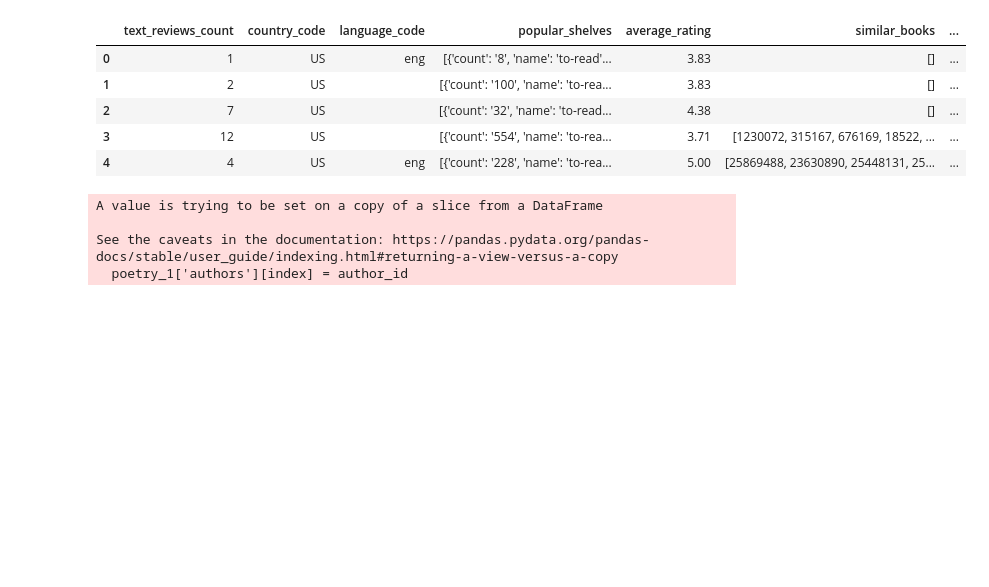
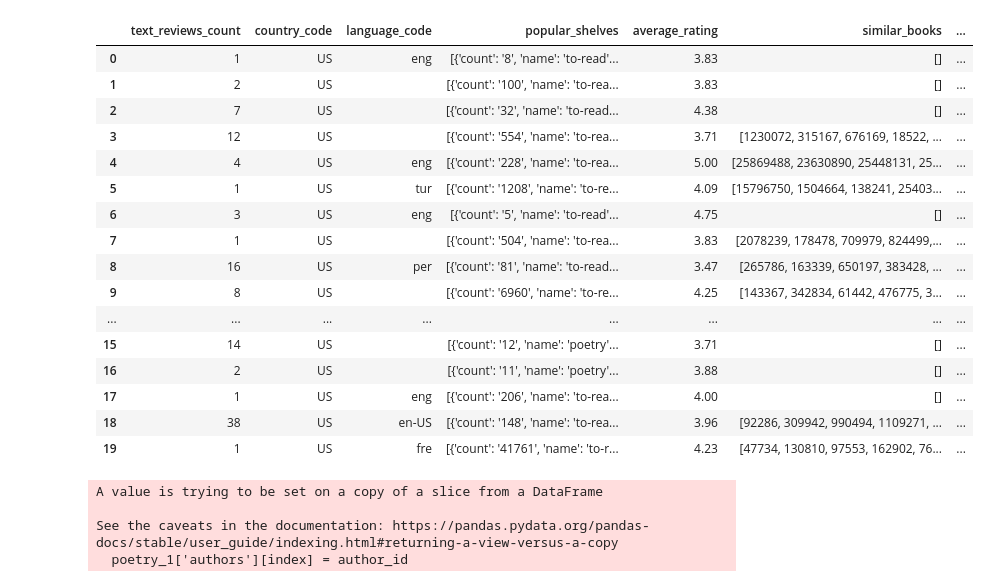
Before and after one commit to ninamamaeva/recommendation_engine, a Jupyter notebook: Untitled.ipynb, the cells around one changed output. Saved outputs shown, nothing was run; the diff lists cells and outputs as text; code cells hidden in the pictures; blank space fills up the shorter version.

```diff
--- a/Untitled.ipynb
+++ b/Untitled.ipynb
@@ -10,16 +10,27 @@ from sklearn.neighbors import NearestNeighbors
 # %%
 poetry_1 = pd.read_json('./Dataset/goodreads_books_poetry.json', lines=True)
 
 poetry_1.drop(columns=['isbn', 'series', 'kindle_asin', 'asin', 'is_ebook', 'edition_information', 'publication_year', 'url', 'image_url', 'format', 'link', 'publisher', 'publication_day', 'isbn13', 'publication_month', 'work_id'], inplace=True)
 
-poetry_1.head()
+poetry_1.head(20)
 # %% [output]
 |  | text_reviews_count | country_code | language_code | popular_shelves | average_rating | similar_books | ... |
 | 0 | 1 | US | eng | [{'count': '8', 'name': 'to-read'... | 3.83 | [] | ... |
 | 1 | 2 | US |  | [{'count': '100', 'name': 'to-rea... | 3.83 | [] | ... |
 | 2 | 7 | US |  | [{'count': '32', 'name': 'to-read... | 4.38 | [] | ... |
 | 3 | 12 | US |  | [{'count': '554', 'name': 'to-rea... | 3.71 | [1230072, 315167, 676169, 18522, ... | ... |
 | 4 | 4 | US | eng | [{'count': '228', 'name': 'to-rea... | 5.00 | [25869488, 23630890, 25448131, 25... | ... |
+| 5 | 1 | US | tur | [{'count': '1208', 'name': 'to-re... | 4.09 | [15796750, 1504664, 138241, 25403... | ... |
+| 6 | 3 | US | eng | [{'count': '5', 'name': 'to-read'... | 4.75 | [] | ... |
+| 7 | 1 | US |  | [{'count': '504', 'name': 'to-rea... | 3.83 | [2078239, 178478, 709979, 824499,... | ... |
+| 8 | 16 | US | per | [{'count': '81', 'name': 'to-read... | 3.47 | [265786, 163339, 650197, 383428, ... | ... |
+| 9 | 8 | US |  | [{'count': '6960', 'name': 'to-re... | 4.25 | [143367, 342834, 61442, 476775, 3... | ... |
+| ... | ... | ... | ... | ... | ... | ... | ... |
+| 15 | 14 | US |  | [{'count': '12', 'name': 'poetry'... | 3.71 | [] | ... |
+| 16 | 2 | US |  | [{'count': '11', 'name': 'poetry'... | 3.88 | [] | ... |
+| 17 | 1 | US | eng | [{'count': '206', 'name': 'to-rea... | 4.00 | [] | ... |
+| 18 | 38 | US | en-US | [{'count': '148', 'name': 'to-rea... | 3.96 | [92286, 309942, 990494, 1109271, ... | ... |
+| 19 | 1 | US | fre | [{'count': '41761', 'name': 'to-r... | 4.23 | [47734, 130810, 97553, 162902, 76... | ... |
 # %%
 for index in poetry_1.index:
     author_id = poetry_1['authors'][index][0]['author_id']
```
Also changed, not shown: parts of 7 cells of this notebook.
